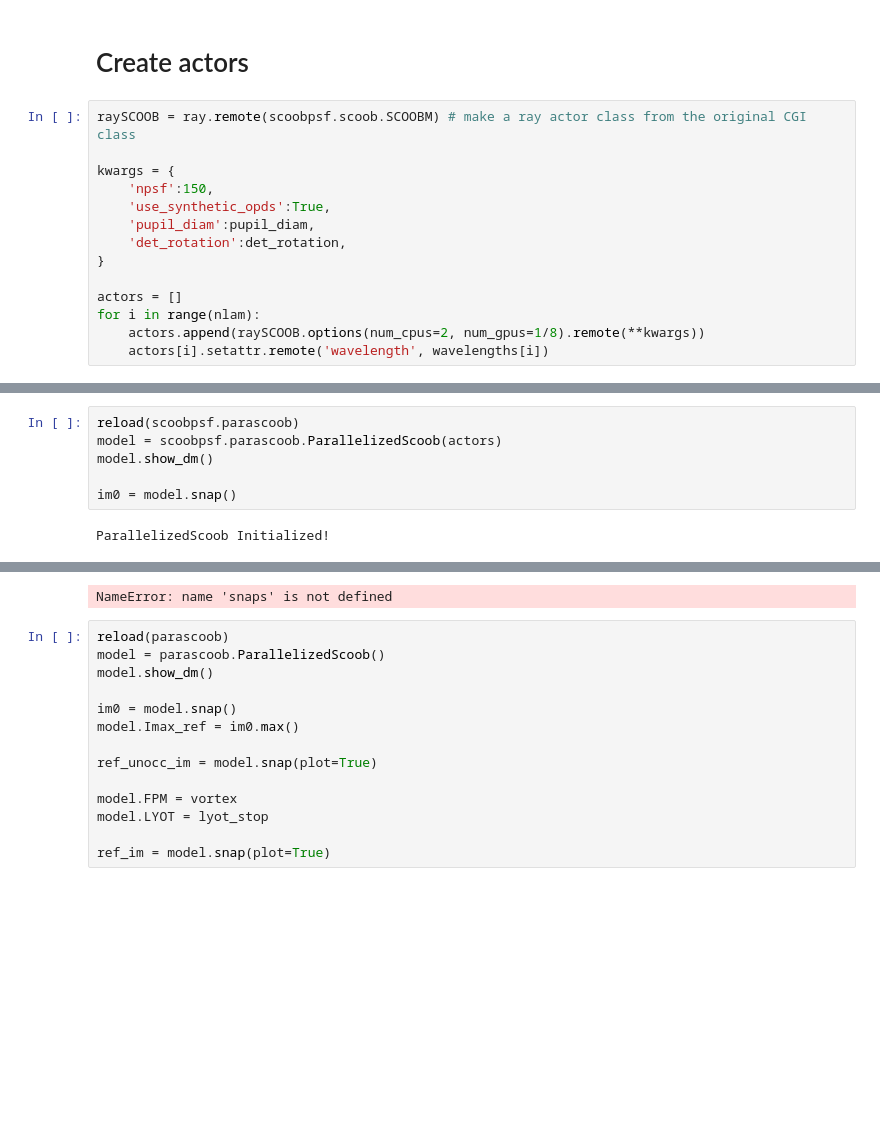
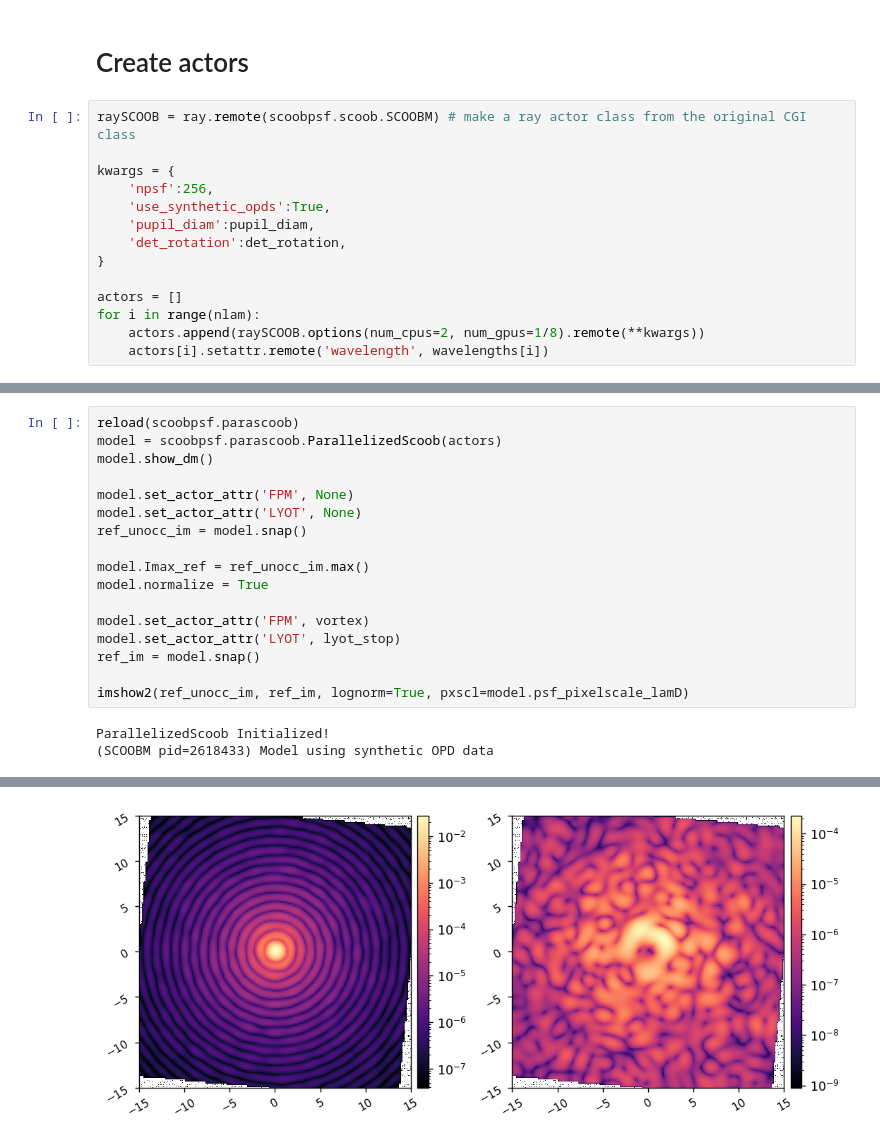
Before and after one commit to uasal/scoob-psf, a Jupyter notebook: example-notebooks/scoobpsf_bbiefc_demo.ipynb, the cells around one changed output, grey strips where cells are left out. Cells and saved outputs as stored; diff of their text form; blank space fills up the shorter version.

Commit message:
minor updates to parallelized calculations and more broadband iefc tests

```diff
--- a/example-notebooks/scoobpsf_bbiefc_demo.ipynb
+++ b/example-notebooks/scoobpsf_bbiefc_demo.ipynb
@@ -56,7 +56,7 @@ lyot_stop = poppy.CircularAperture(name='Lyot Stop', radius=lyot_diam/2.0)
 raySCOOB = ray.remote(scoobpsf.scoob.SCOOBM) # make a ray actor class from the original CGI class
 
 kwargs = {
-    'npsf':150,
+    'npsf':256,
     'use_synthetic_opds':True,
     'pupil_diam':pupil_diam,
     'det_rotation':det_rotation,
@@ -69,24 +71,22 @@ for i in range(nlam):
 # %%
 reload(scoobpsf.parascoob)
 model = scoobpsf.parascoob.ParallelizedScoob(actors)
 model.show_dm()
 
-im0 = model.snap()
+model.set_actor_attr('FPM', None)
+model.set_actor_attr('LYOT', None)
+ref_unocc_im = model.snap()
+
+model.Imax_ref = ref_unocc_im.max()
+model.normalize = True
+
+model.set_actor_attr('FPM', vortex)
+model.set_actor_attr('LYOT', lyot_stop)
+ref_im = model.snap()
+
+imshow2(ref_unocc_im, ref_im, lognorm=True, pxscl=model.psf_pixelscale_lamD)
 # %% [output]
 ParallelizedScoob Initialized!
+(SCOOBM pid=2618433) Model using synthetic OPD data
 [figure]
-NameError: name 'snaps' is not defined
+[figure, added]
-# %%
-reload(parascoob)
-model = parascoob.ParallelizedScoob()
-model.show_dm()
-
-im0 = model.snap()
-model.Imax_ref = im0.max()
-
-ref_unocc_im = model.snap(plot=True)
-
-model.FPM = vortex
-model.LYOT = lyot_stop
-
-ref_im = model.snap(plot=True)
```
Also changed, not shown: parts of 11 cells of this notebook, 1 other file.
